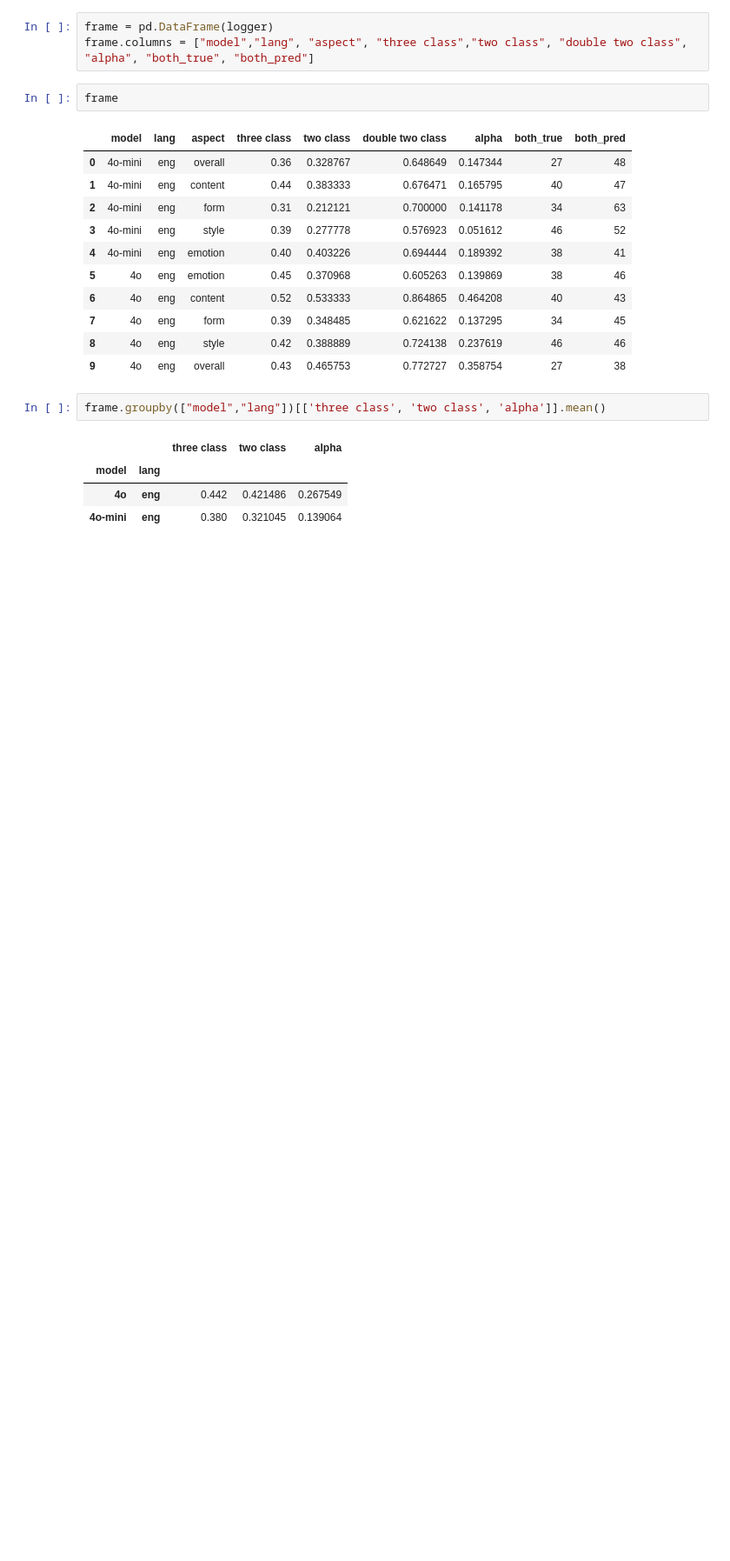
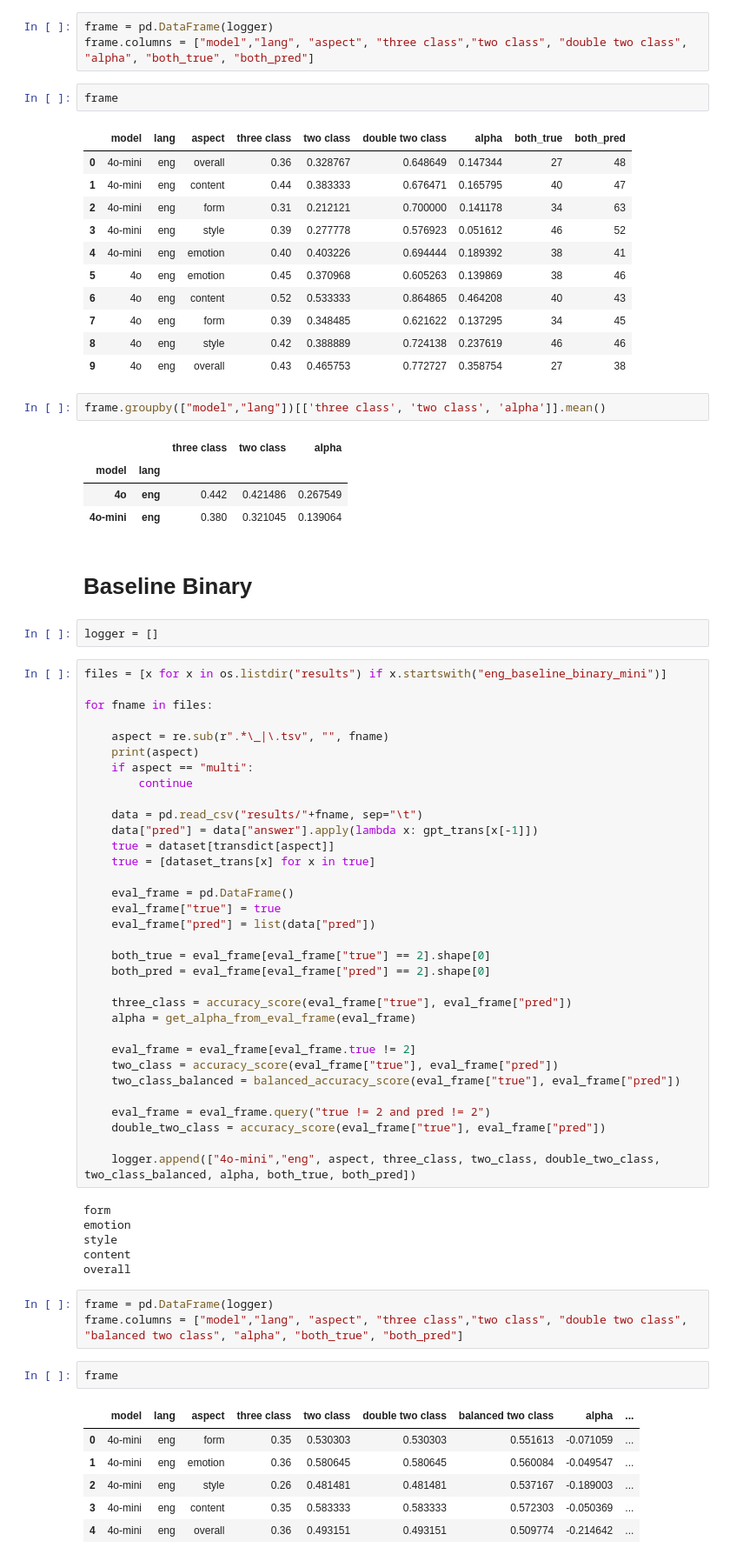
Before and after one commit to LeKonArD/DH25_LLM_poemsim, a Jupyter notebook: Evaluation.ipynb, the cells around one changed output. Shown at 87% size. Drawn from its saved outputs; the diff is of its cells as text; blank space fills up the shorter version.

Commit message:
add binary

```diff
--- a/Evaluation.ipynb
+++ b/Evaluation.ipynb
@@ -716,3 +716,58 @@ frame.groupby(["model","lang"])[['three class', 'two class', 'alpha']].mean()
 | model | lang |  |  |  |
 | 4o | eng | 0.442 | 0.421486 | 0.267549 |
 | 4o-mini | eng | 0.380 | 0.321045 | 0.139064 |
+# %% [markdown]
+# Baseline Binary
+# %%
+logger = []
+# %%
+files = [x for x in os.listdir("results") if x.startswith("eng_baseline_binary_mini")]
+
+for fname in files:
+
+    aspect = re.sub(r".*\_|\.tsv", "", fname)
+    print(aspect)
+    if aspect == "multi":
+        continue
+
+    data = pd.read_csv("results/"+fname, sep="\t")
+    data["pred"] = data["answer"].apply(lambda x: gpt_trans[x[-1]])
+    true = dataset[transdict[aspect]]
+    true = [dataset_trans[x] for x in true]
+
+    eval_frame = pd.DataFrame()
+    eval_frame["true"] = true
+    eval_frame["pred"] = list(data["pred"])
+
+    both_true = eval_frame[eval_frame["true"] == 2].shape[0]
+    both_pred = eval_frame[eval_frame["pred"] == 2].shape[0]
+
+    three_class = accuracy_score(eval_frame["true"], eval_frame["pred"])
+    alpha = get_alpha_from_eval_frame(eval_frame)
+
+    eval_frame = eval_frame[eval_frame.true != 2]
+    two_class = accuracy_score(eval_frame["true"], eval_frame["pred"])
+    two_class_balanced = balanced_accuracy_score(eval_frame["true"], eval_frame["pred"])
+
+    eval_frame = eval_frame.query("true != 2 and pred != 2")
+    double_two_class = accuracy_score(eval_frame["true"], eval_frame["pred"])
+
+    logger.append(["4o-mini","eng", aspect, three_class, two_class, double_two_class, two_class_balanced, alpha, both_true, both_pred])
+# %% [output]
+form
+emotion
+style
+content
+overall
+# %%
+frame = pd.DataFrame(logger)
+frame.columns = ["model","lang", "aspect", "three class","two class", "double two class", "balanced two class", "alpha", "both_true", "both_pred"]
+# %%
+frame
+# %% [output]
+|  | model | lang | aspect | three class | two class | double two class | balanced two class | alpha | ... |
+| 0 | 4o-mini | eng | form | 0.35 | 0.530303 | 0.530303 | 0.551613 | -0.071059 | ... |
+| 1 | 4o-mini | eng | emotion | 0.36 | 0.580645 | 0.580645 | 0.560084 | -0.049547 | ... |
+| 2 | 4o-mini | eng | style | 0.26 | 0.481481 | 0.481481 | 0.537167 | -0.189003 | ... |
+| 3 | 4o-mini | eng | content | 0.35 | 0.583333 | 0.583333 | 0.572303 | -0.050369 | ... |
+| 4 | 4o-mini | eng | overall | 0.36 | 0.493151 | 0.493151 | 0.509774 | -0.214642 | ... |
```
Also changed, not shown: parts of 2 cells of this notebook.
